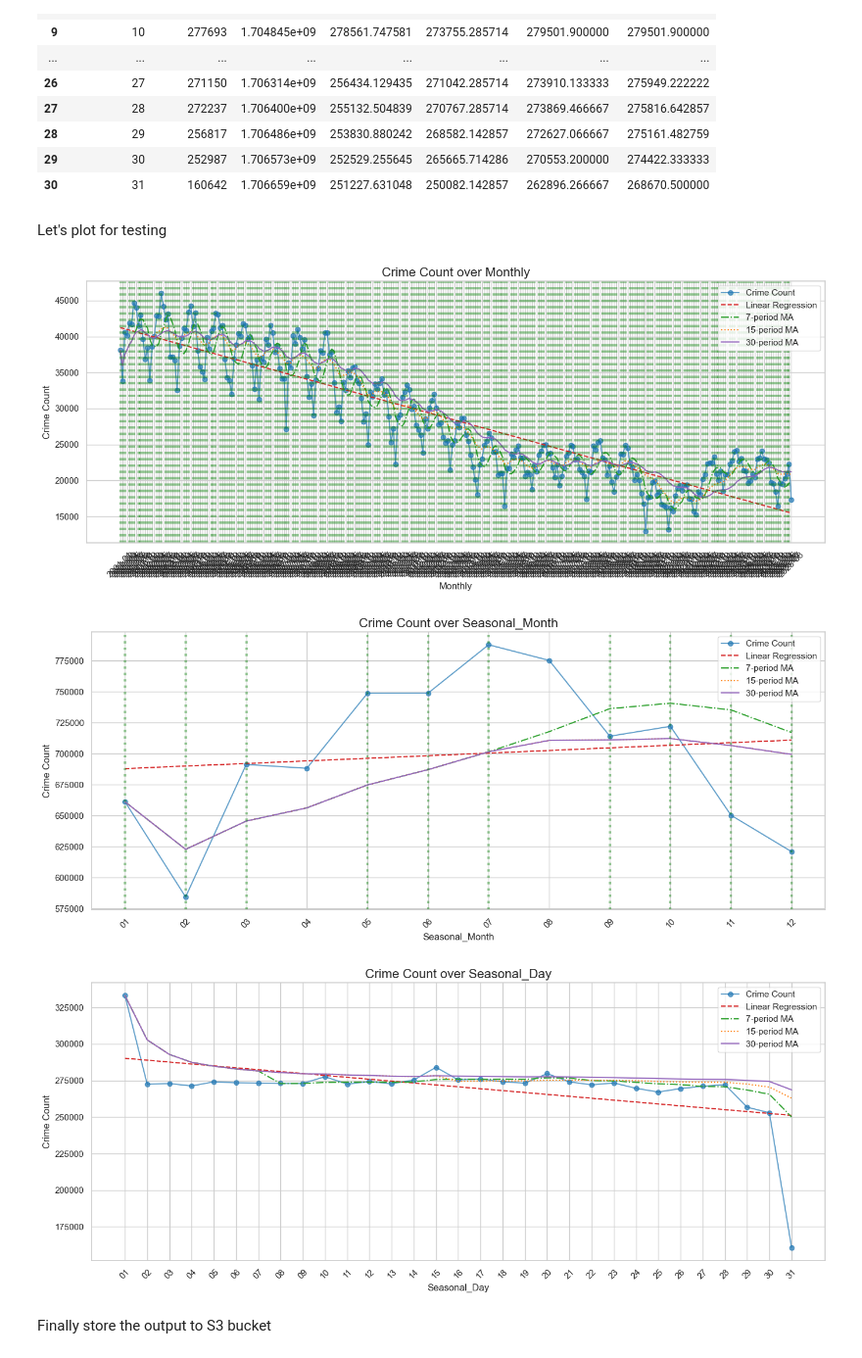
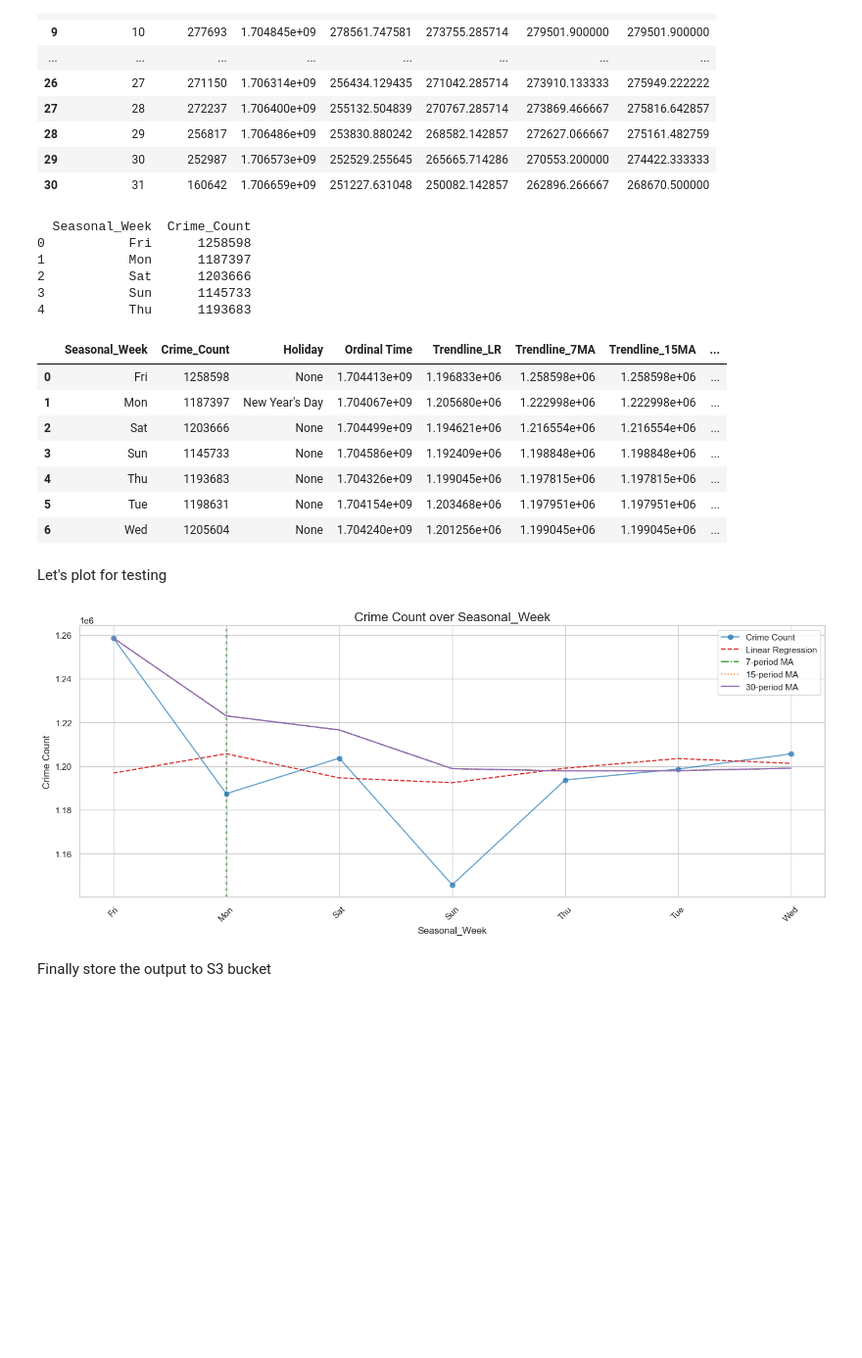
Before and after one commit to alihaseeb1/ChicagoCrimeAnalysis, a Jupyter notebook: main.ipynb, the cells around one changed output. Shown at 98% size. Cells and saved outputs as stored; diff of their text form; code cells hidden in the pictures; blank space fills up the shorter version.

Commit message:
add seasonal weekly

```diff
--- a/main.ipynb
+++ b/main.ipynb
@@ -385,19 +415,36 @@ crime_seasonal_day.head(40)
 | 28 | 29 | 256817 | 1.706486e+09 | 253830.880242 | 268582.142857 | 272627.066667 | 275161.482759 |
 | 29 | 30 | 252987 | 1.706573e+09 | 252529.255645 | 265665.714286 | 270553.200000 | 274422.333333 |
 | 30 | 31 | 160642 | 1.706659e+09 | 251227.631048 | 250082.142857 | 262896.266667 | 268670.500000 |
+# %%
+crime_seasonal_week = group_by_timeframe(df, "Seasonal_Week")
+crime_seasonal_week.head(10)
+# %% [output]
+  Seasonal_Week  Crime_Count
+0           Fri      1258598
+1           Mon      1187397
+2           Sat      1203666
+3           Sun      1145733
+4           Thu      1193683
+|  | Seasonal_Week | Crime_Count | Holiday | Ordinal Time | Trendline_LR | Trendline_7MA | Trendline_15MA | ... |
+| 0 | Fri | 1258598 | None | 1.704413e+09 | 1.196833e+06 | 1.258598e+06 | 1.258598e+06 | ... |
+| 1 | Mon | 1187397 | New Year's Day | 1.704067e+09 | 1.205680e+06 | 1.222998e+06 | 1.222998e+06 | ... |
+| 2 | Sat | 1203666 | None | 1.704499e+09 | 1.194621e+06 | 1.216554e+06 | 1.216554e+06 | ... |
+| 3 | Sun | 1145733 | None | 1.704586e+09 | 1.192409e+06 | 1.198848e+06 | 1.198848e+06 | ... |
+| 4 | Thu | 1193683 | None | 1.704326e+09 | 1.199045e+06 | 1.197815e+06 | 1.197815e+06 | ... |
+| 5 | Tue | 1198631 | None | 1.704154e+09 | 1.203468e+06 | 1.197951e+06 | 1.197951e+06 | ... |
+| 6 | Wed | 1205604 | None | 1.704240e+09 | 1.201256e+06 | 1.199045e+06 | 1.199045e+06 | ... |
 # %% [markdown]
 Let's plot for testing
 # %%
 # plot_crime_count(crime_yearly, "Yearly")
-plot_crime_count(crime_monthly, "Monthly")
-plot_crime_count(crime_seasonal_month, "Seasonal_Month")
-plot_crime_count(crime_seasonal_day, "Seasonal_Day")
+# plot_crime_count(crime_monthly, "Monthly")
+# plot_crime_count(crime_seasonal_month, "Seasonal_Month")
+# plot_crime_count(crime_seasonal_day, "Seasonal_Day")
+plot_crime_count(crime_seasonal_week, "Seasonal_Week")
 # plot_crime_count(crime_daily, "Daily")
 # plot_crime_count(crime_hourly, "Hourly") # takes a lot of time
 # %% [output]
-[figure, old version]
+[figure, new version]
-[figure, removed]
-[figure, removed]
 # %% [markdown]
 Finally store the output to S3 bucket
 # %%
```
Also changed, not shown: parts of 1 cell of this notebook.
